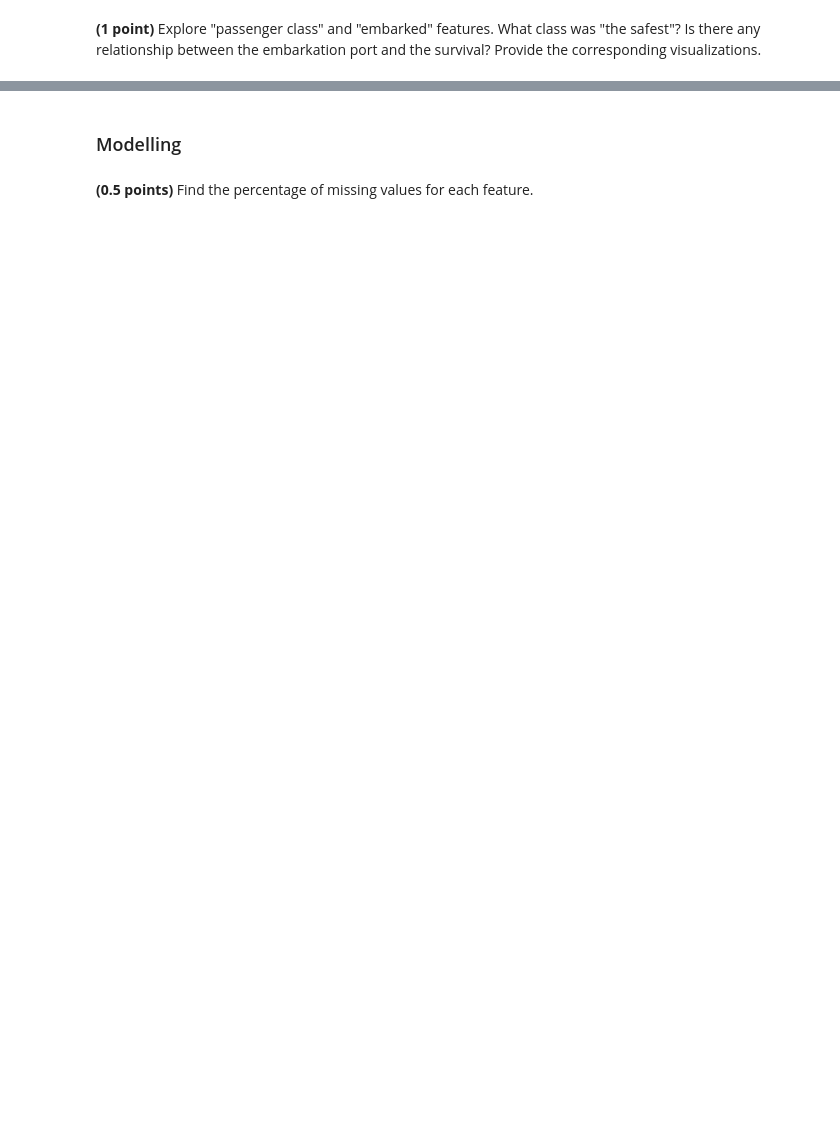
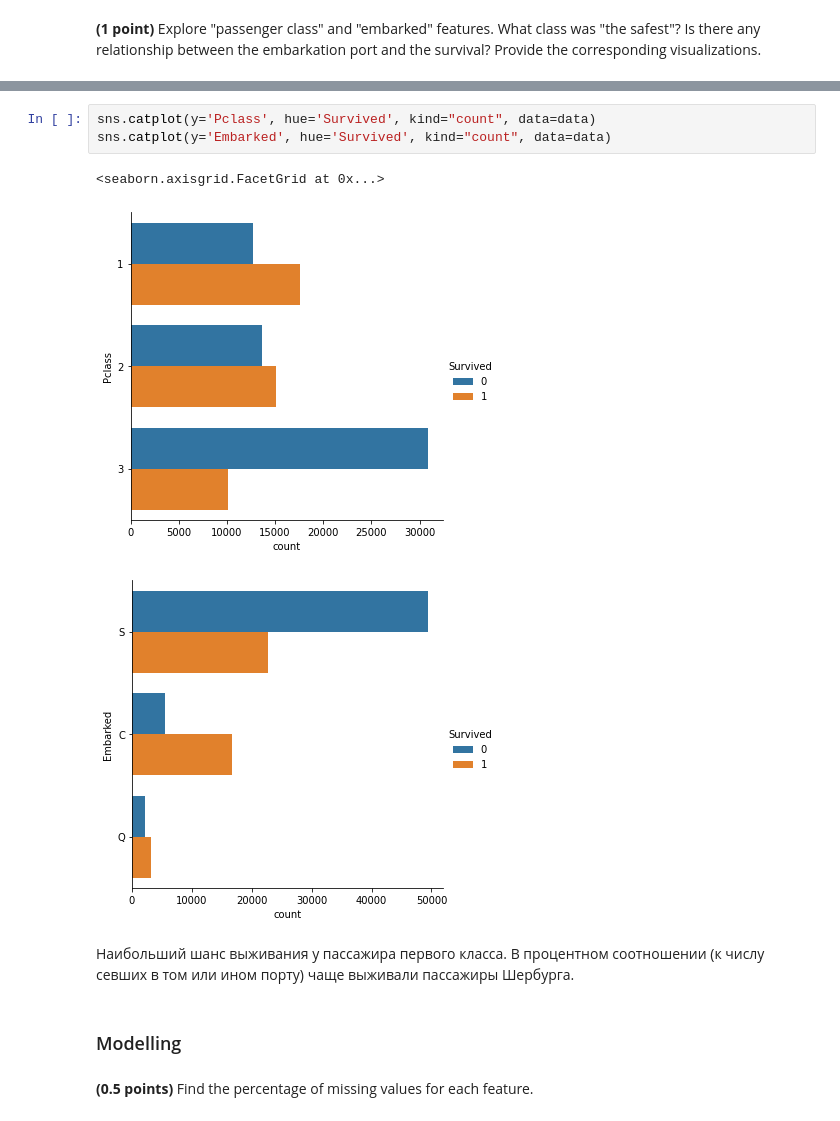
Before and after one commit to Feosen/ml-intro-2022-5, a Jupyter notebook: notebooks/hw_classification.ipynb, the cells around one changed output, grey strips where cells are left out. Saved outputs shown, nothing was run; the diff lists cells and outputs as text; blank space fills up the shorter version.

```diff
--- a/notebooks/hw_classification.ipynb
+++ b/notebooks/hw_classification.ipynb
@@ -564,3 +627,12 @@ data.head()
+# %%
+sns.catplot(y='Pclass', hue='Survived', kind="count", data=data)
+sns.catplot(y='Embarked', hue='Survived', kind="count", data=data)
+# %% [output]
+<seaborn.axisgrid.FacetGrid at 0x...>
+[figure, added]
+[figure, added]
+# %% [markdown]
+Наибольший шанс выживания у пассажира первого класса. В процентном соотношении (к числу севших в том или ином порту) чаще выживали пассажиры Шербурга.
 # %% [markdown]
 ### Modelling
 # %% [markdown]
```
Also changed, not shown: parts of 23 cells of this notebook.
